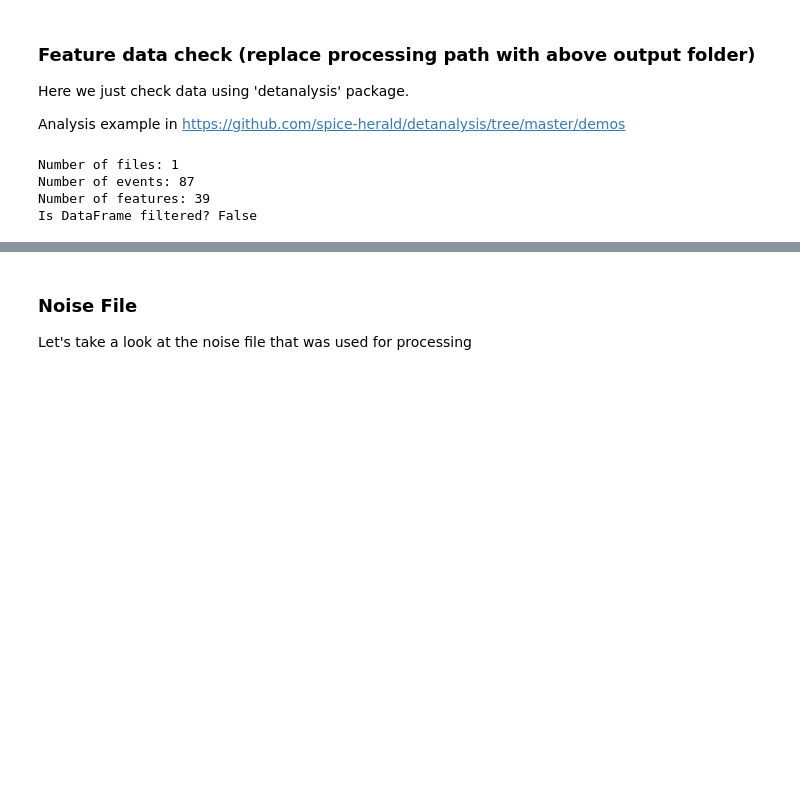
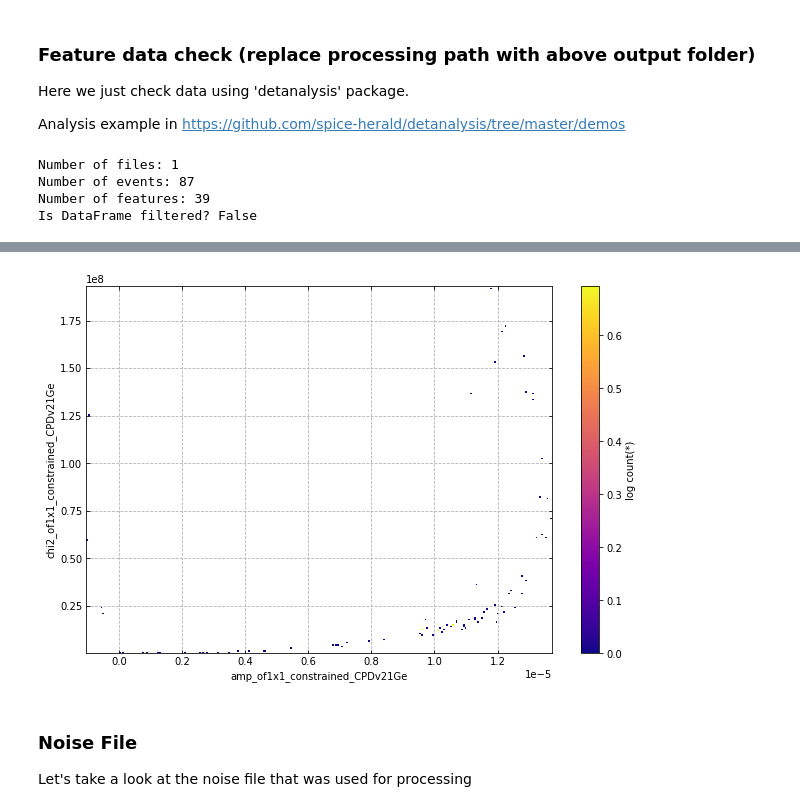
Before and after one commit to spice-herald/detprocess, a Jupyter notebook: examples/run_detprocess.ipynb, the cells around one changed output, grey strips where cells are left out. Drawn from its saved outputs; the diff is of its cells as text; code cells hidden in the pictures; blank space fills up the shorter version.

Commit message:
add plot

```diff
--- a/examples/run_detprocess.ipynb
+++ b/examples/run_detprocess.ipynb
@@ -69,12 +69,15 @@ in https://github.com/spice-herald/detanalysis/tree/master/demos
 from detanalysis import Analyzer
 
 # Instantiate analyzer (REPLACE path with your newly processed data )
-myanalyzer = Analyzer('./testproc_feature_I2_D20230117_T154046', series=None)
+myanalyzer = Analyzer('./testproc_feature_I2_D20230118_T194512', series=None)
 
 
 # display informations and dataframe
 myanalyzer.describe()
 myanalyzer.df
+
+# plot
+fig, ax = myanalyzer.heatmap('amp_of1x1_constrained_CPDv21Ge','chi2_of1x1_constrained_CPDv21Ge')
 # %% [output]
 Number of files: 1
 Number of events: 87
@@ -95,3 +86,4 @@ Is DataFrame filtered? False
+[figure, added]
 # %% [markdown]
 ### Noise File
 
```
Also changed, not shown: parts of 2 cells of this notebook.
